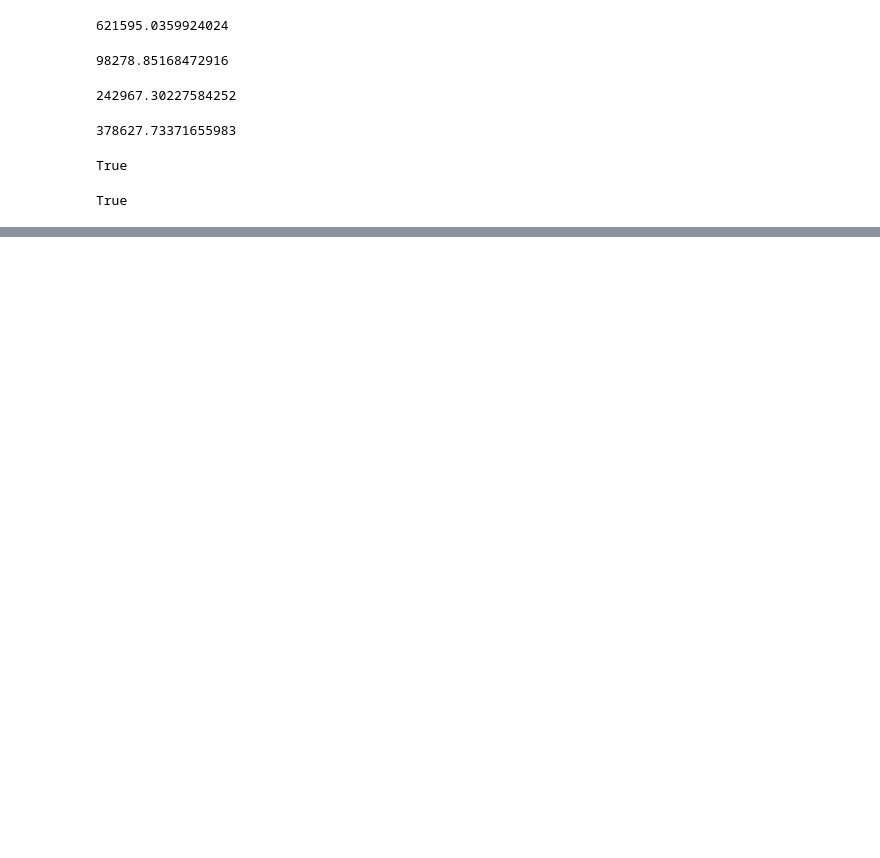
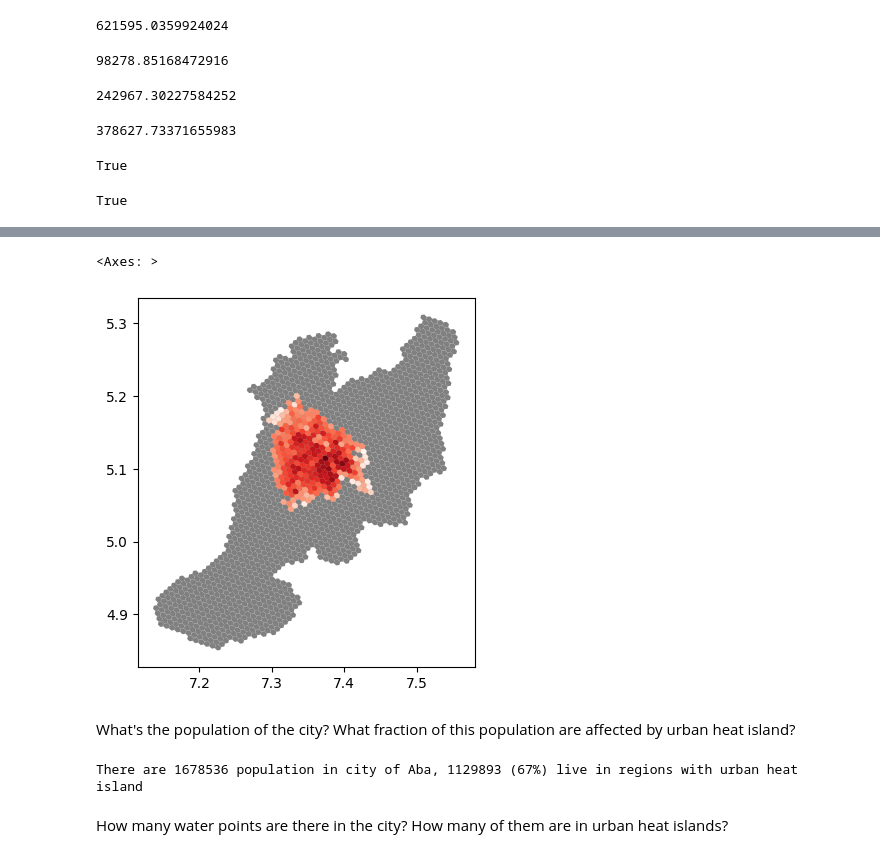
Before and after one commit to wxinl/BluePaleDot, a Jupyter notebook: src/test_20231221_story.ipynb, the cells around one changed output, grey strips where cells are left out. Saved outputs shown, nothing was run; the diff lists cells and outputs as text; code cells hidden in the pictures; blank space fills up the shorter version.

```diff
--- a/src/test_20231221_story.ipynb
+++ b/src/test_20231221_story.ipynb
@@ -1476,0 +1601,6 @@ squarify.plot(sizes=values,
+# %%
+ew = dict(zip(ew_df.index.to_list(),ew_df[0].to_list()))
+# %%
+import networkx as nx
+g = nx.Graph()
+g.add_edges_from(ew)
@@ -1476,0 +1616,11 @@ squarify.plot(sizes=values,
+# %%
+heat_island = heat_island[heat_island['hex8'].isin(largest_cc)]
+cool_island = city_hex8_data[~city_hex8_data['hex8'].isin(heat_island['hex8'])]
+# %%
+base = city_hex8_data.plot(fc='grey')
+heat_island.plot(column='temp variance', ax=base, cmap='Reds')
+# %% [output]
+<Axes: >
+[figure, added]
+# %% [markdown]
+What's the population of the city? What fraction of this population are affected by urban heat island?
@@ -1476,0 +1630,6 @@ squarify.plot(sizes=values,
+# %%
+print(f"There are {city_pop :.0f} population in city of {city}, {heat_island_pop:.0f} ({heat_island_pop/city_pop:.0%}) live in regions with urban heat island")
+# %% [output]
+There are 1678536 population in city of Aba, 1129893 (67%) live in regions with urban heat island
+# %% [markdown]
+How many water points are there in the city? How many of them are in urban heat islands?
```
Also changed, not shown: parts of 161 cells of this notebook, 24 other files.
